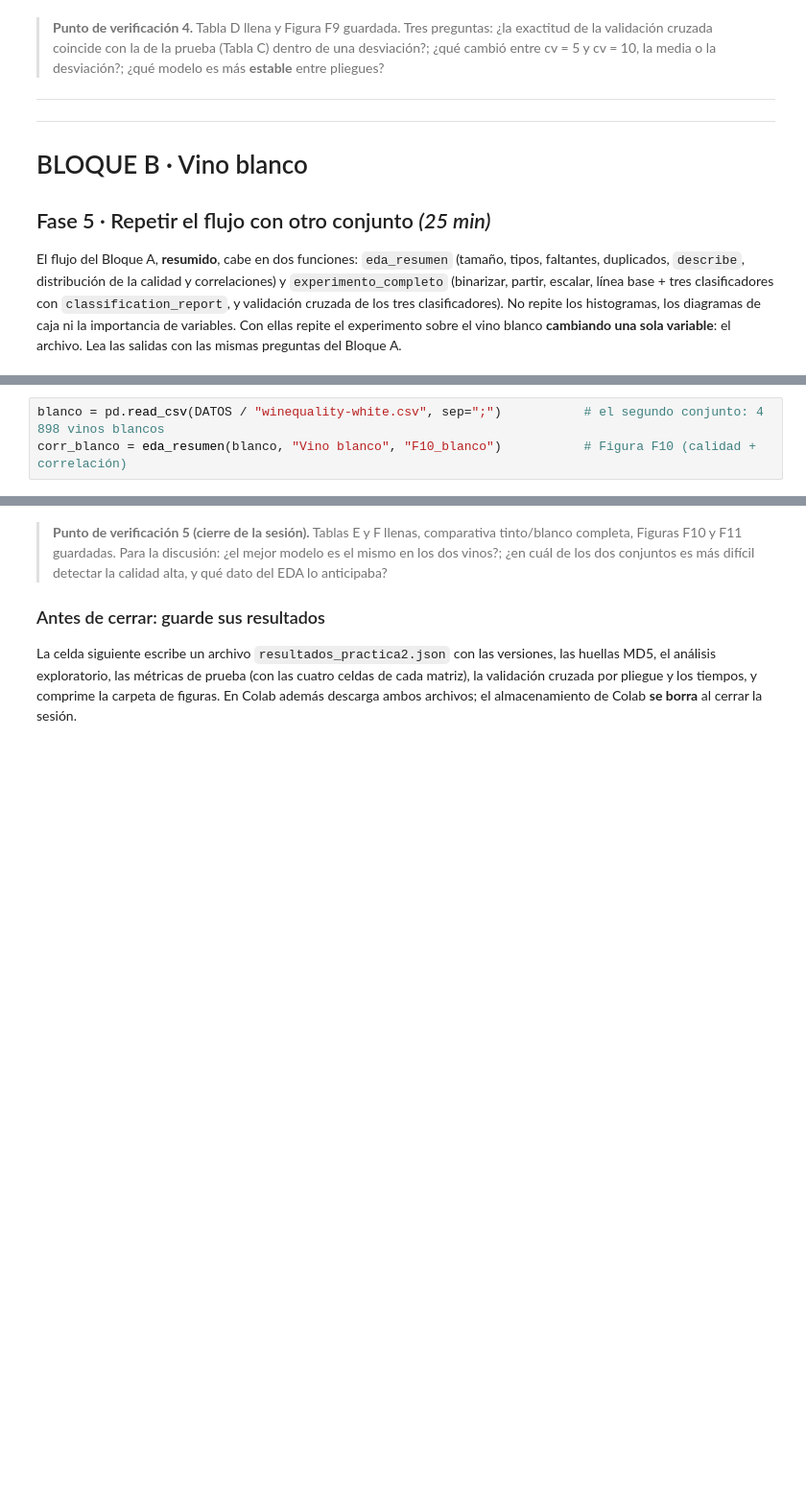
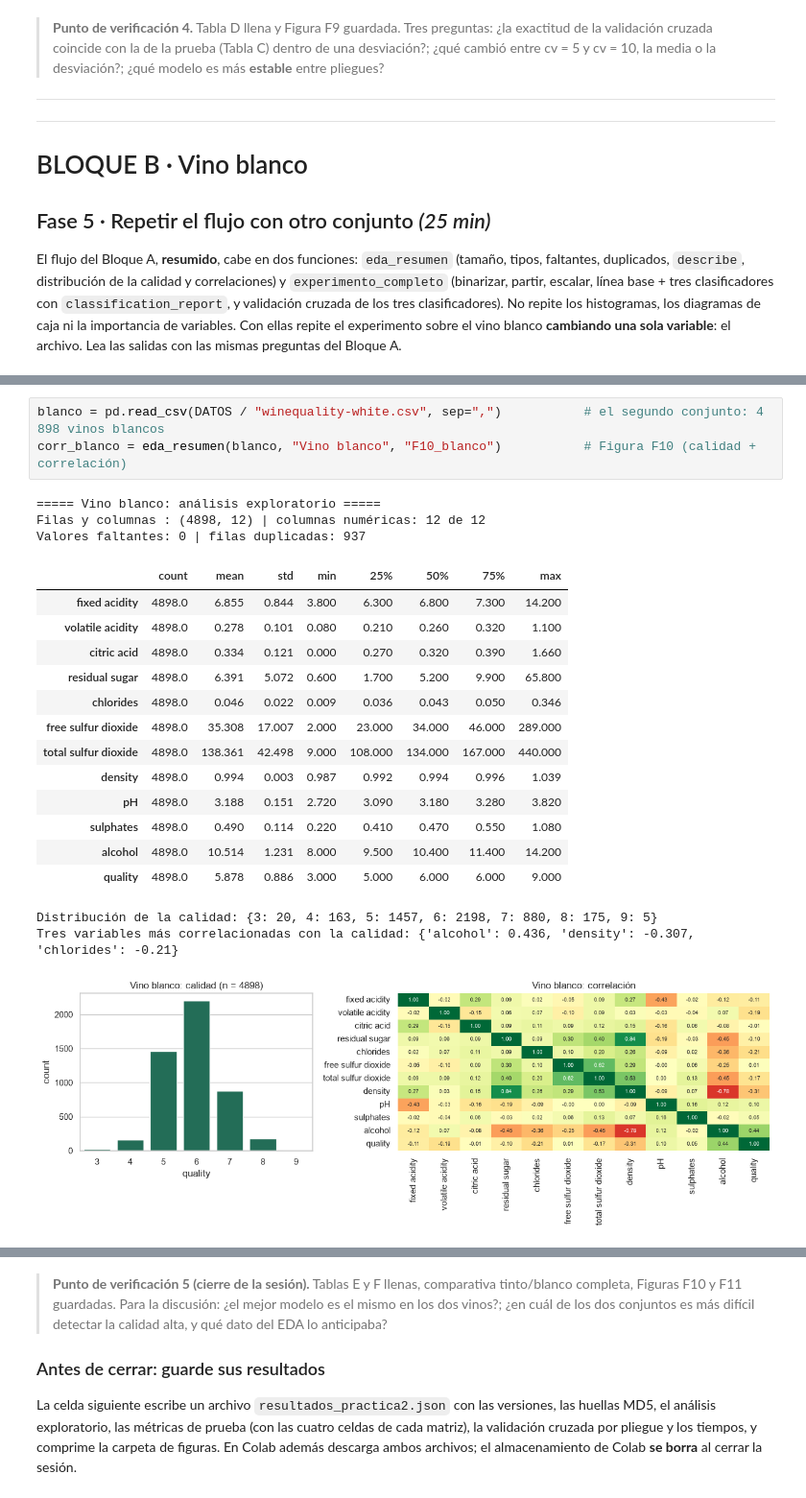
Before and after one commit to DidiDigits/Course_RedesNeuronales_2026, a Jupyter notebook: PR2_Wineclassification/Practica2_ML_ScikitLearn_v2_Colab.ipynb, the cells around one changed output, grey strips where cells are left out. Shown at 96% size. Saved outputs shown, nothing was run; the diff lists cells and outputs as text; blank space fills up the shorter version.

Commit message:
PR2 completa, falta reporte técnico

```diff
--- a/PR2_Wineclassification/Practica2_ML_ScikitLearn_v2_Colab.ipynb
+++ b/PR2_Wineclassification/Practica2_ML_ScikitLearn_v2_Colab.ipynb
@@ -769,6 +778,26 @@ print("Funciones listas: eda_resumen() y experimento_completo().")
 # %%
-blanco = pd.read_csv(DATOS / "winequality-white.csv", sep=";")           # el segundo conjunto: 4 898 vinos blancos
+blanco = pd.read_csv(DATOS / "winequality-white.csv", sep=",")           # el segundo conjunto: 4 898 vinos blancos
 corr_blanco = eda_resumen(blanco, "Vino blanco", "F10_blanco")           # Figura F10 (calidad + correlación)
+# %% [output]
+===== Vino blanco: análisis exploratorio =====
+Filas y columnas : (4898, 12) | columnas numéricas: 12 de 12
+Valores faltantes: 0 | filas duplicadas: 937
+|  | count | mean | std | min | 25% | 50% | 75% | max |
+| fixed acidity | 4898.0 | 6.855 | 0.844 | 3.800 | 6.300 | 6.800 | 7.300 | 14.200 |
+| volatile acidity | 4898.0 | 0.278 | 0.101 | 0.080 | 0.210 | 0.260 | 0.320 | 1.100 |
+| citric acid | 4898.0 | 0.334 | 0.121 | 0.000 | 0.270 | 0.320 | 0.390 | 1.660 |
+| residual sugar | 4898.0 | 6.391 | 5.072 | 0.600 | 1.700 | 5.200 | 9.900 | 65.800 |
+| chlorides | 4898.0 | 0.046 | 0.022 | 0.009 | 0.036 | 0.043 | 0.050 | 0.346 |
+| free sulfur dioxide | 4898.0 | 35.308 | 17.007 | 2.000 | 23.000 | 34.000 | 46.000 | 289.000 |
+| total sulfur dioxide | 4898.0 | 138.361 | 42.498 | 9.000 | 108.000 | 134.000 | 167.000 | 440.000 |
+| density | 4898.0 | 0.994 | 0.003 | 0.987 | 0.992 | 0.994 | 0.996 | 1.039 |
+| pH | 4898.0 | 3.188 | 0.151 | 2.720 | 3.090 | 3.180 | 3.280 | 3.820 |
+| sulphates | 4898.0 | 0.490 | 0.114 | 0.220 | 0.410 | 0.470 | 0.550 | 1.080 |
+| alcohol | 4898.0 | 10.514 | 1.231 | 8.000 | 9.500 | 10.400 | 11.400 | 14.200 |
+| quality | 4898.0 | 5.878 | 0.886 | 3.000 | 5.000 | 6.000 | 6.000 | 9.000 |
+Distribución de la calidad: {3: 20, 4: 163, 5: 1457, 6: 2198, 7: 880, 8: 175, 9: 5}
+Tres variables más correlacionadas con la calidad: {'alcohol': 0.436, 'density': -0.307, 'chlorides': -0.21}
+[figure, added]
 # %%
 t_celda = time.perf_counter()                                            # cronómetro de ESTA celda completa
 tabla_F_blanco, tabla_F_blanco_cv = experimento_completo(blanco, "Vino blanco", "F11_blanco", umbral=UMBRAL)   # Figuras F11a y F11b
```
Also changed, not shown: parts of 20 cells of this notebook, 17 other files.
